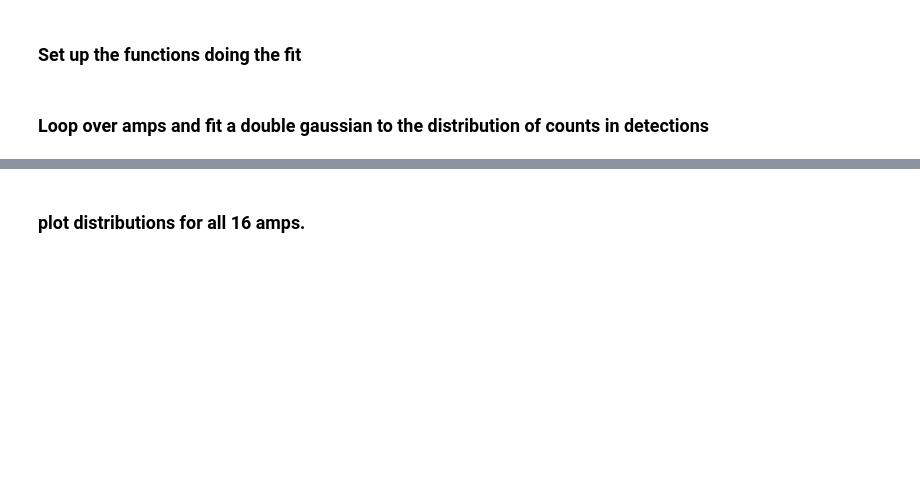
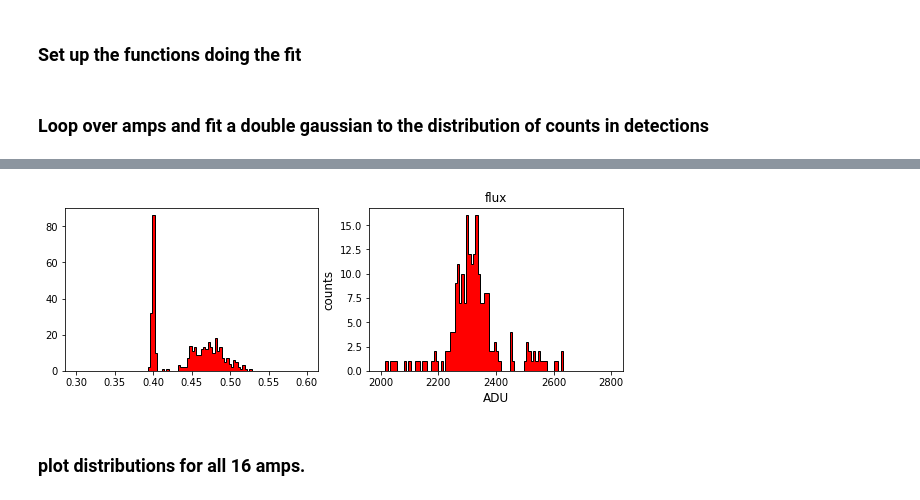
Before and after one commit to lsst/bootcamp-work, a Jupyter notebook: examples/welcome_to_FE55_ngmix.ipynb, the cells around one changed output, grey strips where cells are left out. Drawn from its saved outputs; the diff is of its cells as text; code cells hidden in the pictures; blank space fills up the shorter version.

```diff
--- a/examples/welcome_to_FE55_ngmix.ipynb
+++ b/examples/welcome_to_FE55_ngmix.ipynb
@@ -53,3 +131,7 @@ from IPython.display import IFrame
+# %%
+def srandu(num=None):
+#  Generate random numbers in the symmetric distribution [-1,1]
+    return 2*(np.random.random(num)-0.5)
 # %% [markdown]
 ### Set up the config for the ISR task.  This essentially turns off all processing other than overscan and bias correction.
 # %%
@@ -145,3 +388,19 @@ for amp in detector:
+# %%
+fig, (ax0, ax1) = plt.subplots(ncols=2, figsize=(10, 3))
+
+ax0.hist(sigma, bins = 100, range = (0.3, 0.6), color = 'r', ec = 'k', histtype = 'stepfilled')
+plt.title("sigma", fontsize = 12)
+plt.xlabel('sigma, pix',fontsize = 12)
+plt.ylabel('counts',fontsize = 12)
+
+ax1.hist(counts, bins = 100, range = (2000., 2800.), color = 'r', ec = 'k', histtype = 'stepfilled')
+plt.title("flux", fontsize = 12) # change the title
+plt.xlabel('ADU',fontsize = 12)
+plt.ylabel('counts',fontsize = 12)
+
+plt.show()
+# %% [output]
+[figure, added]
 # %% [markdown]
 ### plot distributions for all 16 amps.
 # %%
```
Also changed, not shown: parts of 8 cells of this notebook.
